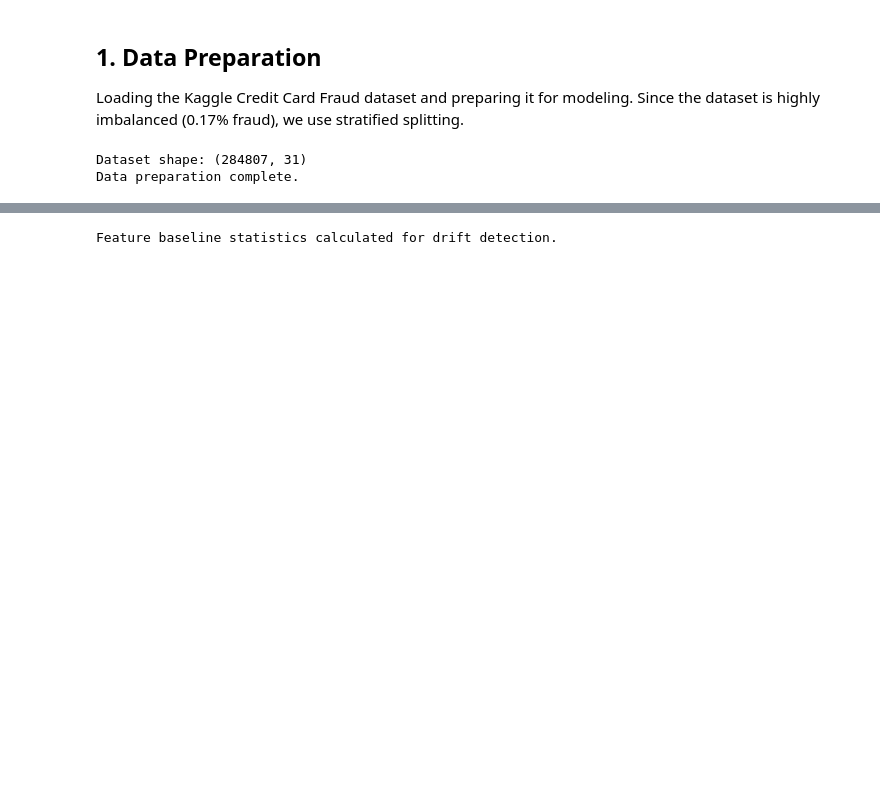
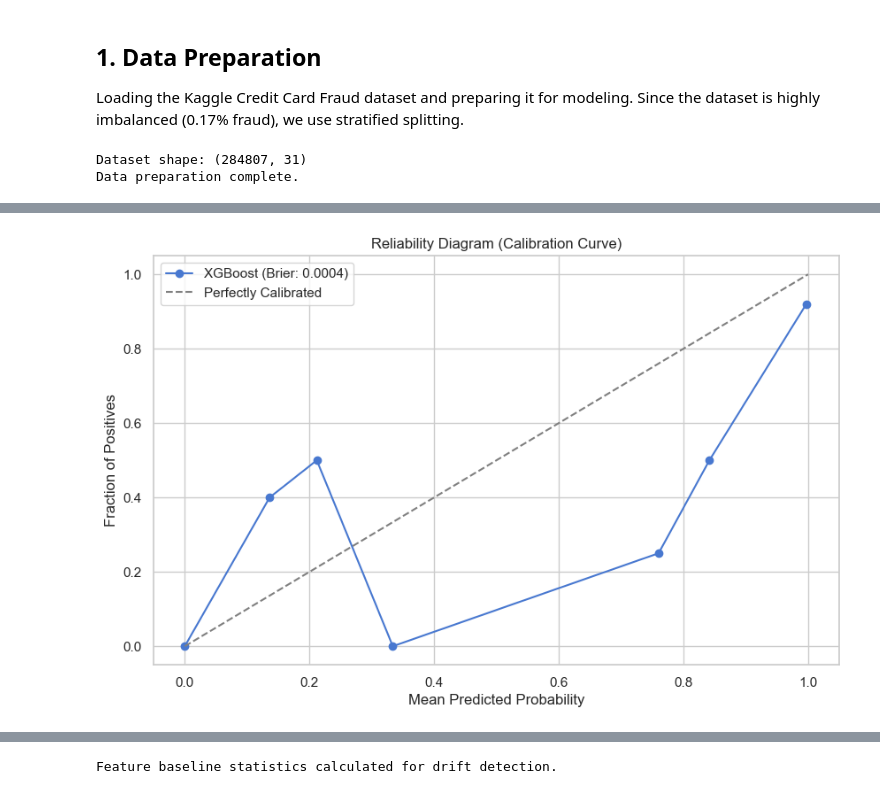
Before and after one commit to mayank2004201/fraud-detection-api, a Jupyter notebook: training/train.ipynb, the cells around one changed output, grey strips where cells are left out. Drawn from its saved outputs; the diff is of its cells as text; code cells hidden in the pictures; blank space fills up the shorter version.

```diff
--- a/training/train.ipynb
+++ b/training/train.ipynb
@@ -117,6 +295,6 @@ Best parameters found: {'learning_rate': 0.1, 'max_depth': 4, 'n_estimators': 35
 Evaluating the model using the Precision-Recall Curve, which is more informative than ROC for imbalanced datasets.
 # %%
-y_prob = best_model.predict_proba(X_test)[:, 1]
+y_prob = xgb.predict_proba(X_test)[:, 1]
 auprc = average_precision_score(y_test, y_prob)
 
 p, r, _ = precision_recall_curve(y_test, y_prob)
@@ -134,0 +329,14 @@ Final Model AUPRC: 0.8736
+# %%
+prob_true, prob_pred = calibration_curve(y_test, y_prob, n_bins=10)
+brier = brier_score_loss(y_test, y_prob)
+
+plt.figure(figsize=(10, 6))
+plt.plot(prob_pred, prob_true, marker='o', label=f'XGBoost (Brier: {brier:.4f})')
+plt.plot([0, 1], [0, 1], linestyle='--', color='gray', label='Perfectly Calibrated')
+plt.xlabel('Mean Predicted Probability')
+plt.ylabel('Fraction of Positives')
+plt.title('Reliability Diagram (Calibration Curve)')
+plt.legend()
+plt.show()
+# %% [output]
+[figure, added]
```
Also changed, not shown: parts of 35 cells of this notebook.
